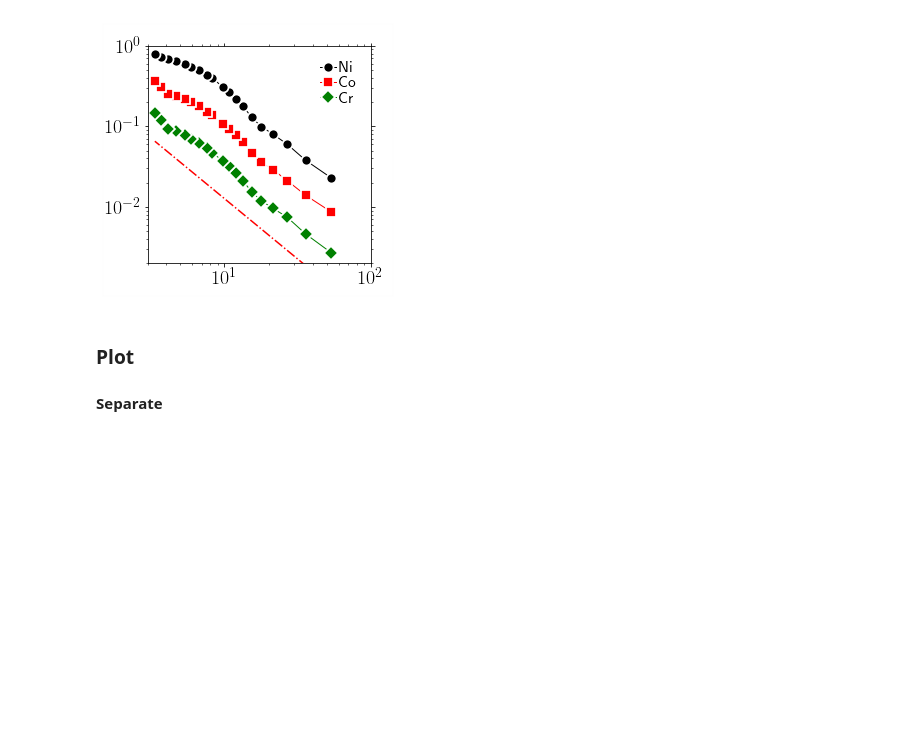
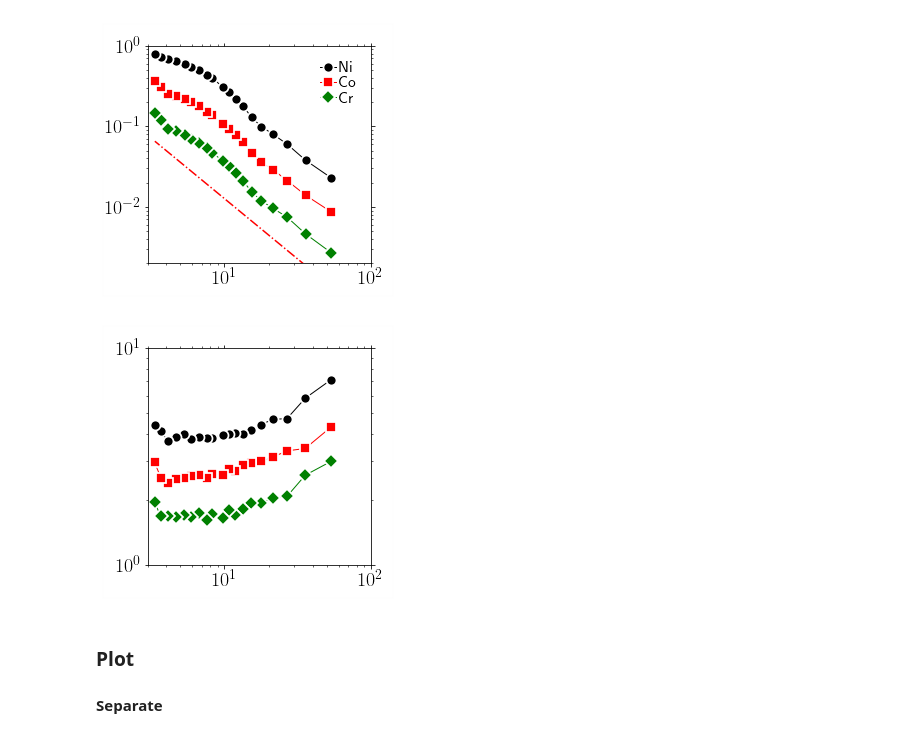
Before and after one commit to kkarimi62/HeaDef, a Jupyter notebook: postprocess/pressFluc2nd.ipynb, the cells around one changed output. Cells and saved outputs as stored; diff of their text form; code cells hidden in the pictures; blank space fills up the shorter version.

```diff
--- a/postprocess/pressFluc2nd.ipynb
+++ b/postprocess/pressFluc2nd.ipynb
@@ -1662,6 +1693,53 @@ if eval(confParser['flags']['PressFluc']) and not\
           )
 # %% [output]
 [figure]
+# %%
+if eval(confParser['flags']['PressFluc']) and not\
+   eval(confParser['flags']['RemoteMachine']):
+
+    #--- plot
+    symbols=Symbols()
+    lg = Legends()
+    lg.Set(fontsize=16,
+#           bbox_to_anchor=(0.5,0.4,0.5,0.5),
+          )
+
+
+    pathh = {1:'NiCoCrNatom100KTemp800RhoFlucRss/Run0',
+             2:'NiCoCrNatom100KTemp400RhoFluc/Run0'
+            }[1]
+    rs,std1,std2,std3 = np.loadtxt('%s/PressFluc/concentration_r.txt'%pathh).T
+    #
+    ax=PltErr(rs,2.2*std1*rs**1.5,
+        Plot=False,
+        attrs=symbols.GetAttrs(count=0)#,label='Ni')
+          )
+    PltErr(rs,1.5*std2*rs**1.5,
+        Plot=False,
+        ax=ax,
+        attrs=symbols.GetAttrs(count=1)#,label='Co')
+          )
+    PltErr(rs,std3*rs**1.5,
+        Plot=False,
+        ax=ax,
+        attrs=symbols.GetAttrs(count=2)#,label='Cr')
+          )
+    PltErr(None,None,
+          ax=ax,
+           attrs={'fmt':'-.r'},
+           xlim=(3,100),
+           ylim=(1e0,10),
+        yscale='log',
+        xscale='log',
+#        xstr='$r$',
+#        ystr=r'$\sigma$',
+        title='PressFluc/varRssRescaled.png',
+           Plot=True,
+        DrawFrame=[0.2,0.1,0.15,0.1,0.01],
+#           legend=lg.Get(),
+          )
+# %% [output]
+[figure, added]
 # %% [markdown]
 ### Plot
 #### Separate
```
Also changed, not shown: parts of 4 cells of this notebook, 1 other file.
